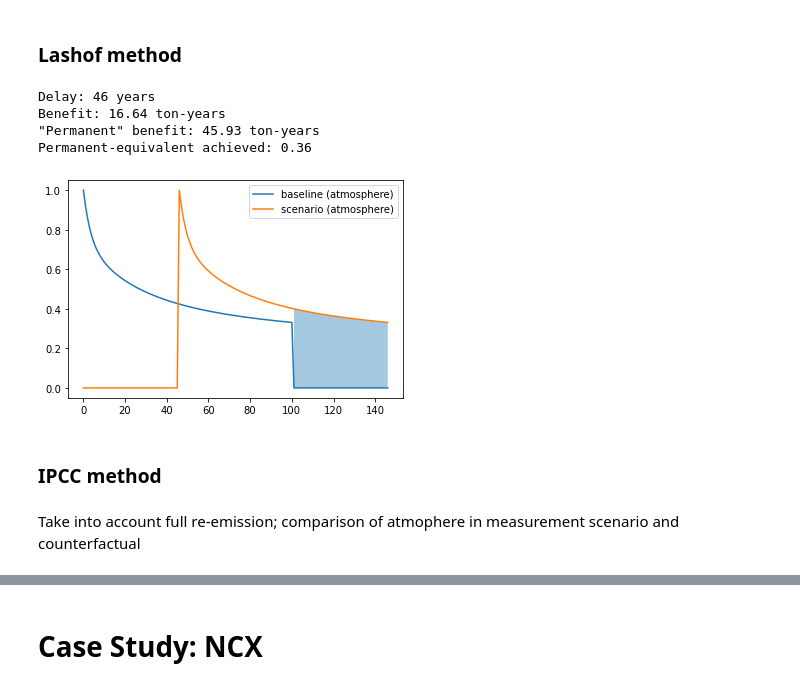
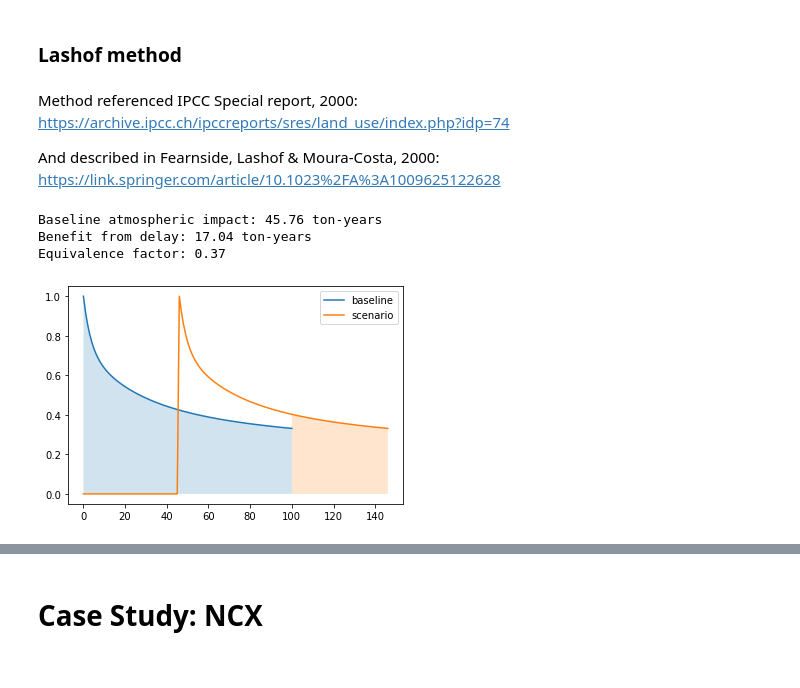
Before and after one commit to carbonplan/notebooks, a Jupyter notebook: ton-year/ton-year.ipynb, the cells around one changed output, grey strips where cells are left out. Cells and saved outputs as stored; diff of their text form; code cells hidden in the pictures.

```diff
--- a/ton-year/ton-year.ipynb
+++ b/ton-year/ton-year.ipynb
@@ -94,10 +90,0 @@ def discount(discount_rate, curve):
-# %%
-def print_benefit_report(delay, benefit, baseline_benefit, discount_rate=0):
-    print()
-    print('Delay: ' + str(delay) + ' years')
-    if discount_rate > 0:
-        print('Discount rate: ' + str(discount_rate))
-    print('Benefit: ' + str(round(benefit,2)) + ' ton-years')
-    print('"Permanent" benefit: ' + str(round(baseline_benefit,2)) + ' ton-years')
-    print('Permanent-equivalent achieved: ' + str(round(benefit/baseline_benefit,2)))
-    print()
@@ -144,43 +234,51 @@ Permanent-equivalent achieved: 1.01
 # %% [markdown]
 ### Lashof method
+# %% [markdown]
+Method referenced IPCC Special report, 2000: https://archive.ipcc.ch/ipccreports/sres/land_use/index.php?idp=74
+
+And described in Fearnside, Lashof & Moura-Costa, 2000: https://link.springer.com/article/10.1023%2FA%3A1009625122628
 # %%
 def lashof(time_horizon, baseline, delay, scale=1, discount_rate=0):
     t = np.arange(time_horizon + delay + 1)
     baseline = baseline[0:time_horizon+1]
     scenario = [0]* delay + baseline
     scenario = [s*scale for s in scenario]
-    baseline = baseline + [0]*delay
-    benefit = np.trapz(scenario[time_horizon:])
-    baseline_benefit = np.trapz(baseline)
+    benefit = np.trapz(scenario[time_horizon-1:])
+    baseline_atm_impact = np.trapz(baseline)
+    equivalence_factor = benefit / baseline_atm_impact
 
     baseline_discounted = discount(discount_rate, baseline)
     scenario_discounted = discount(discount_rate, scenario)
-    benefit_discounted = np.trapz(scenario_discounted[time_horizon:])
-    baseline_benefit_discounted = np.trapz(baseline_discounted)
+    benefit_discounted = np.trapz(scenario_discounted[time_horizon-1:])
+    baseline_atm_impact_discounted = np.trapz(baseline_discounted)
+    equivalence_factor_discounted = benefit_discounted / baseline_atm_impact_discounted
 
     return {'t': t,
+            'delay': delay,
+            'discount_rate': discount_rate,
             'scenario': scenario,
             'baseline': baseline,
             'benefit': benefit,
-            'baseline_benefit': baseline_benefit,
+            'baseline_atm_impact': baseline_atm_impact,
             'scenario_discounted': scenario_discounted,
             'baseline_discounted': baseline_discounted,
             'benefit_discounted': benefit_discounted,
-            'baseline_benefit_discounted': baseline_benefit_discounted}
+            'baseline_atm_impact_discounted': baseline_atm_impact_discounted,
+            'equivalence_factor': equivalence_factor,
+            'equivalence_factor_discounted': equivalence_factor_discounted}
 # %%
-l = lashof(time_horizon, baseline, delay)
-print_benefit_report(delay, l['benefit'], l['baseline_benefit'], discount_rate)
-plot = plt.plot(l['baseline'], label="baseline (atmosphere)")
-plot = plt.plot(l['scenario'], label="scenario (atmosphere)")
-plot = plt.fill_between(l['t'], l['scenario'], where=(l['t']>time_horizon), alpha = 0.4)
-plot = plt.legend()
+time_horizon = 100
+delay = 46
+baseline = ipcc_2000
+scale = 1
+discount_rate = 0.0
+
+l = lashof(time_horizon, baseline, delay, scale, discount_rate)
+print_benefit_report(l, plot=True)
+plot = plt.fill_between(l['t'][:len(l['baseline'])], l['baseline'], alpha = 0.2)
+plot = plt.fill_between(l['t'], l['scenario'], where=(l['t']>=time_horizon), alpha = 0.2)
 # %% [output]
-Delay: 46 years
-Benefit: 16.64 ton-years
-"Permanent" benefit: 45.93 ton-years
-Permanent-equivalent achieved: 0.36
+Baseline atmospheric impact: 45.76 ton-years
+Benefit from delay: 17.04 ton-years
+Equivalence factor: 0.37
-[figure, old version]
+[figure, new version]
-# %% [markdown]
-### IPCC method
-# %% [markdown]
-Take into account full re-emission; comparison of atmophere in measurement scenario and counterfactual
```
Also changed, not shown: parts of 45 cells of this notebook.
